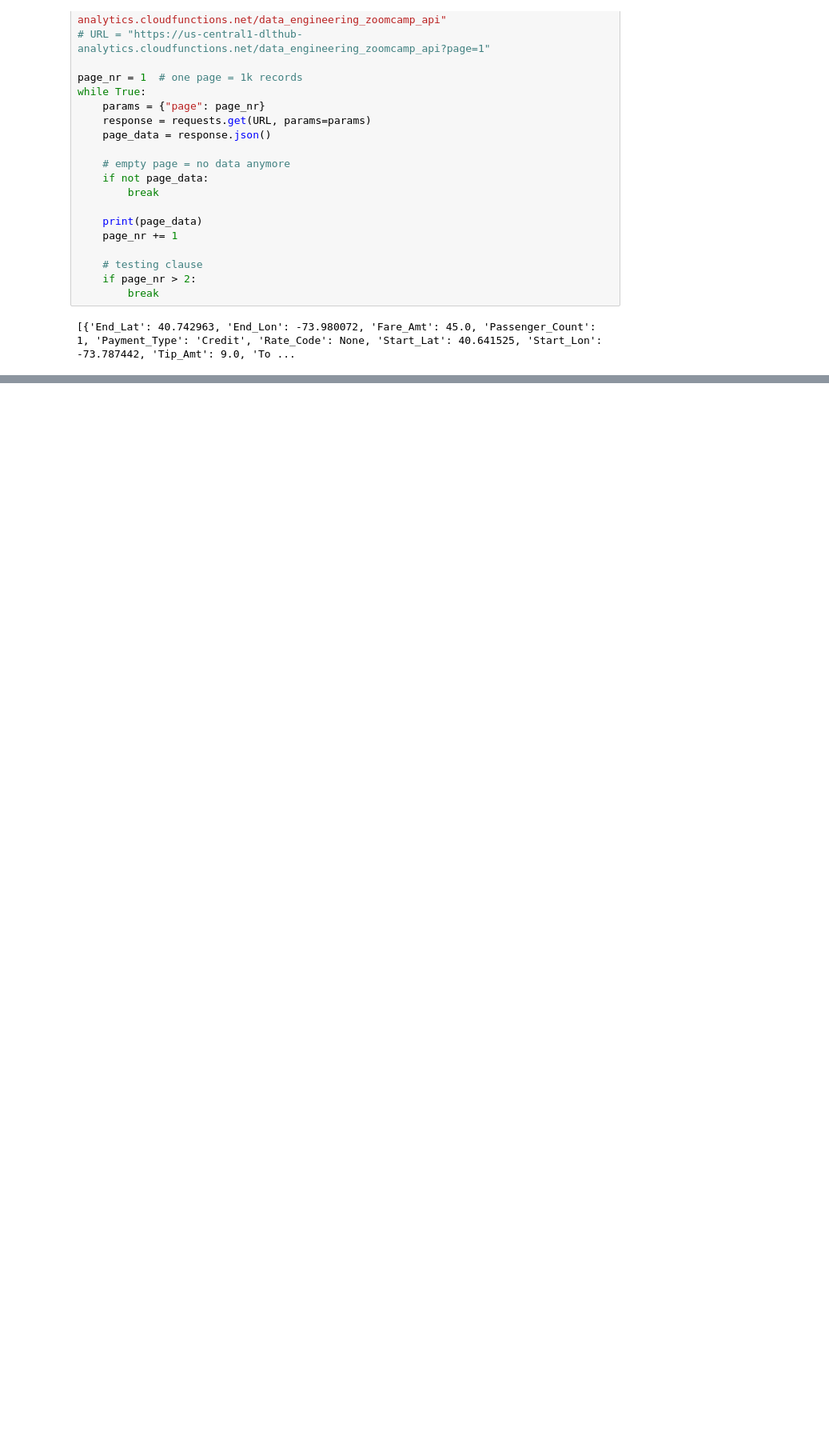
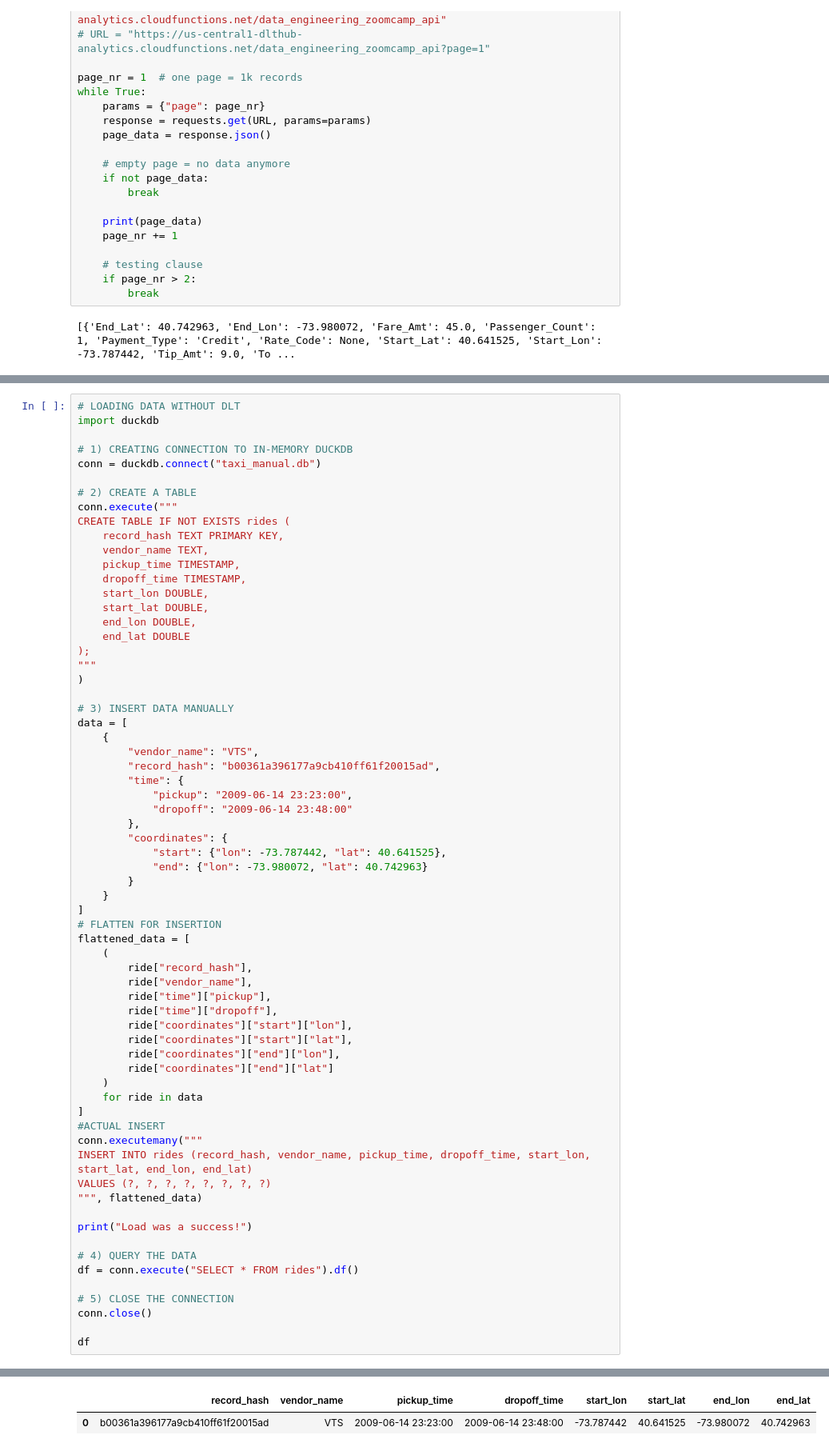
Before and after one commit to titlmichal/Data-Engineering-Zoomcamp-26, a Jupyter notebook: Workshop 1_Module 2.5/examples.ipynb, the cells around one changed output, grey strips where cells are left out. Shown at 80% size. Saved outputs shown, nothing was run; the diff lists cells and outputs as text; blank space fills up the shorter version.

```diff
--- a/Workshop 1_Module 2.5/examples.ipynb
+++ b/Workshop 1_Module 2.5/examples.ipynb
@@ -64,0 +190,67 @@ Got page 1 with 1000 records.
+# %%
+# LOADING DATA WITHOUT DLT
+import duckdb
+
+# 1) CREATING CONNECTION TO IN-MEMORY DUCKDB
+conn = duckdb.connect("taxi_manual.db")
+
+# 2) CREATE A TABLE
+conn.execute("""
+CREATE TABLE IF NOT EXISTS rides (
+    record_hash TEXT PRIMARY KEY,
+    vendor_name TEXT,
+    pickup_time TIMESTAMP,
+    dropoff_time TIMESTAMP,
+    start_lon DOUBLE,
+    start_lat DOUBLE,
+    end_lon DOUBLE,
+    end_lat DOUBLE
+);
+"""
+)
+
+# 3) INSERT DATA MANUALLY
+data = [
+    {
+        "vendor_name": "VTS",
+        "record_hash": "b00361a396177a9cb410ff61f20015ad",
+        "time": {
+            "pickup": "2009-06-14 23:23:00",
+            "dropoff": "2009-06-14 23:48:00"
+        },
+        "coordinates": {
+            "start": {"lon": -73.787442, "lat": 40.641525},
+            "end": {"lon": -73.980072, "lat": 40.742963}
+        }
+    }
+]
+# FLATTEN FOR INSERTION
+flattened_data = [
+    (
+        ride["record_hash"],
+        ride["vendor_name"],
+        ride["time"]["pickup"],
+        ride["time"]["dropoff"],
+        ride["coordinates"]["start"]["lon"],
+        ride["coordinates"]["start"]["lat"],
+        ride["coordinates"]["end"]["lon"],
+        ride["coordinates"]["end"]["lat"]
+    )
+    for ride in data
+]
+#ACTUAL INSERT
+conn.executemany("""
+INSERT INTO rides (record_hash, vendor_name, pickup_time, dropoff_time, start_lon, start_lat, end_lon, end_lat)
+VALUES (?, ?, ?, ?, ?, ?, ?, ?)
+""", flattened_data)
+
+print("Load was a success!")
+
+# 4) QUERY THE DATA
+df = conn.execute("SELECT * FROM rides").df()
+
+# 5) CLOSE THE CONNECTION
+conn.close()
+
+df
+# %% [output]
@@ -64,0 +258,2 @@ Got page 1 with 1000 records.
+|  | record_hash | vendor_name | pickup_time | dropoff_time | start_lon | start_lat | end_lon | end_lat |
+| 0 | b00361a396177a9cb410ff61f20015ad | VTS | 2009-06-14 23:23:00 | 2009-06-14 23:48:00 | -73.787442 | 40.641525 | -73.980072 | 40.742963 |
```
Also changed, not shown: parts of 9 cells of this notebook, 4 other files.
